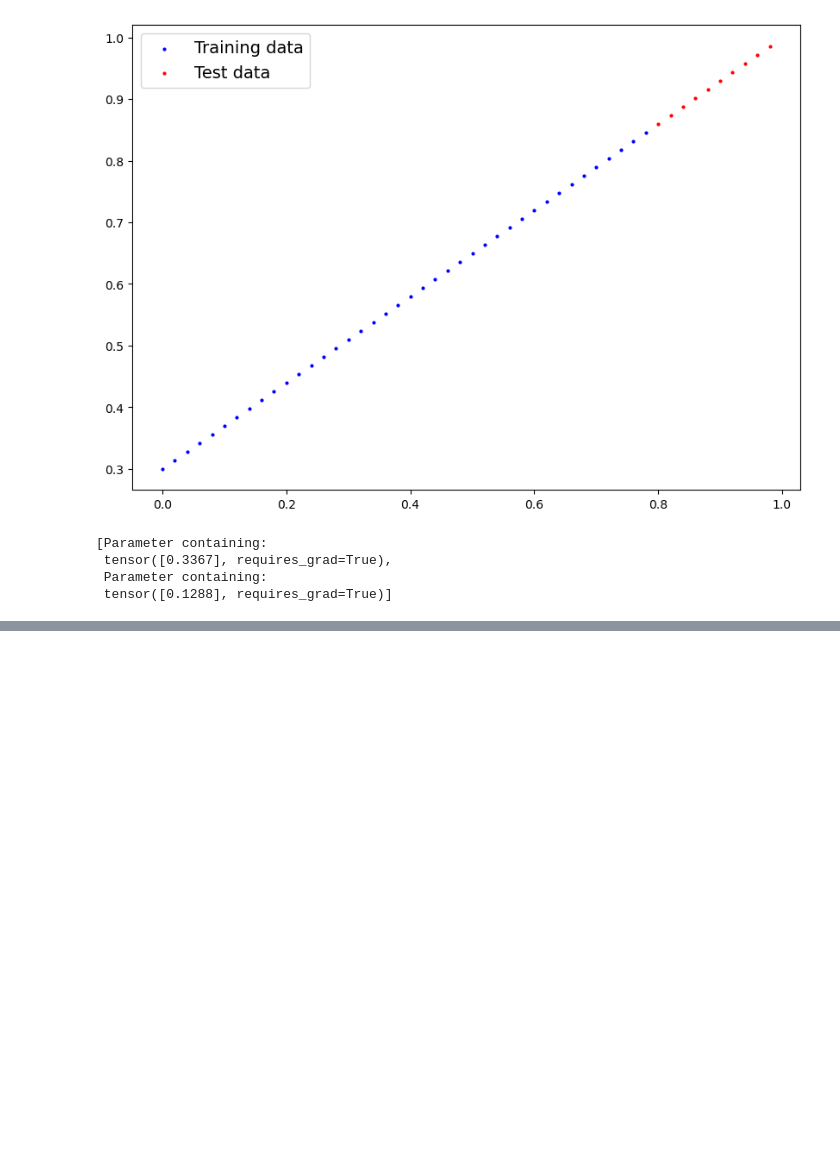
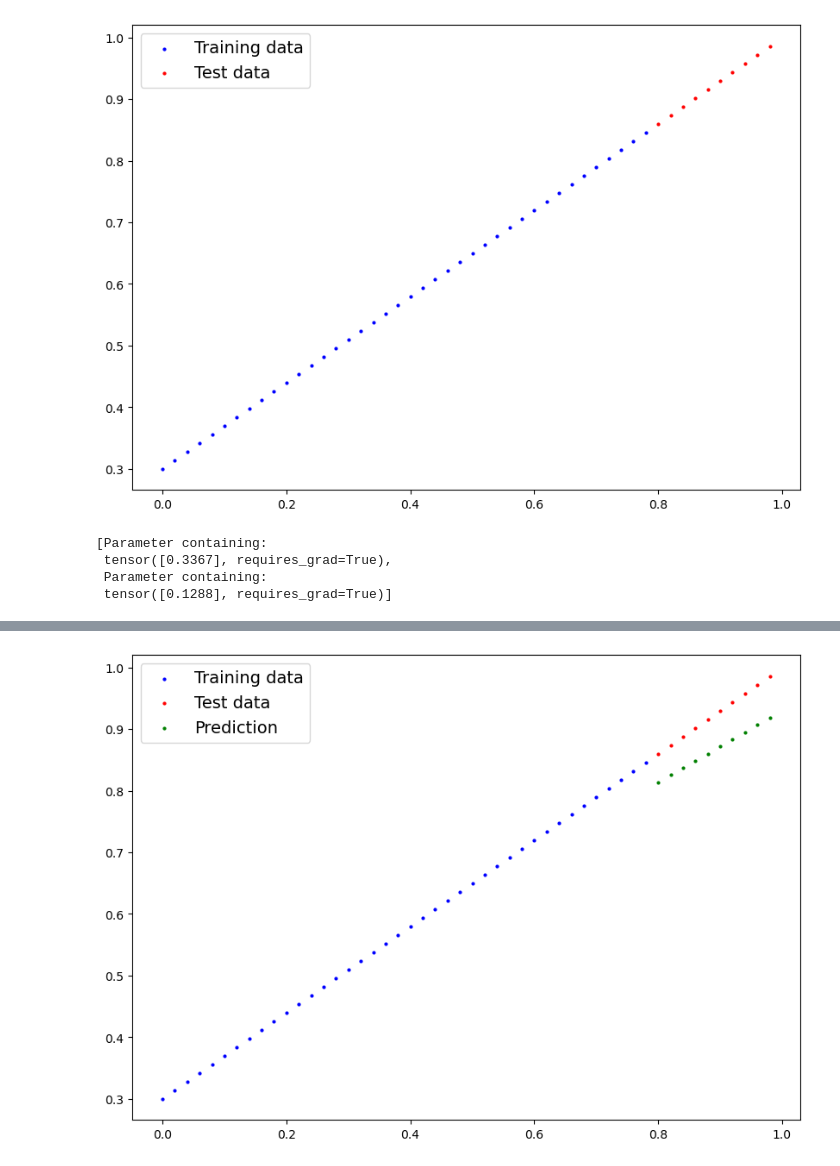
Before and after one commit to allen-aan/pytorch_zero_to_master, a Jupyter notebook: pytorch_01.ipynb, the cells around one changed output, grey strips where cells are left out. Saved outputs shown, nothing was run; the diff lists cells and outputs as text; code cells hidden in the pictures; blank space fills up the shorter version.

```diff
--- a/pytorch_01.ipynb
+++ b/pytorch_01.ipynb
@@ -165,0 +167,6 @@ plt.legend();
+# %%
+model_0.eval()
+
+with torch.no_grad():
+    y_pred = model_0(x_test)
+y_pred
@@ -165,0 +184,4 @@ plt.legend();
+# %%
+plot_predictions(prediction=y_pred)
+# %% [output]
+[figure, added]
```
Also changed, not shown: parts of 6 cells of this notebook.
